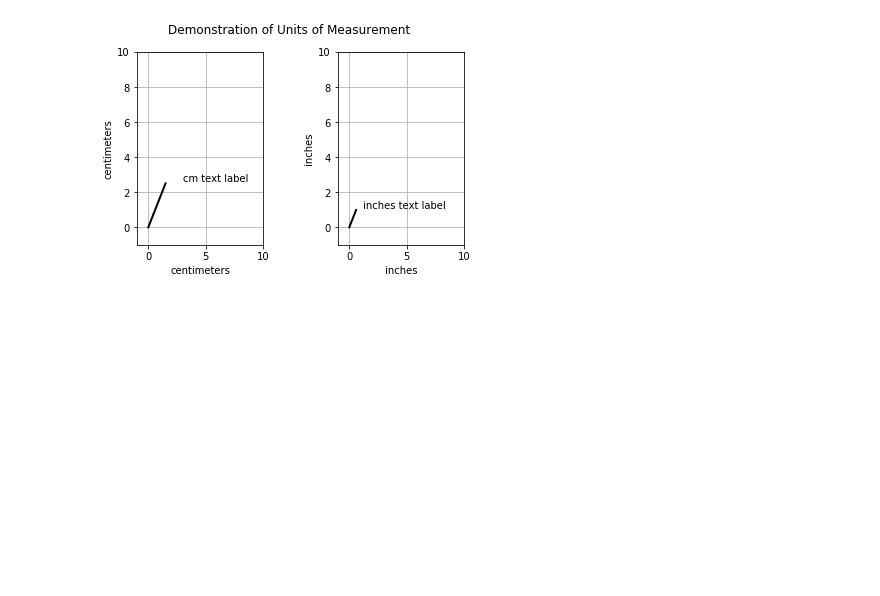
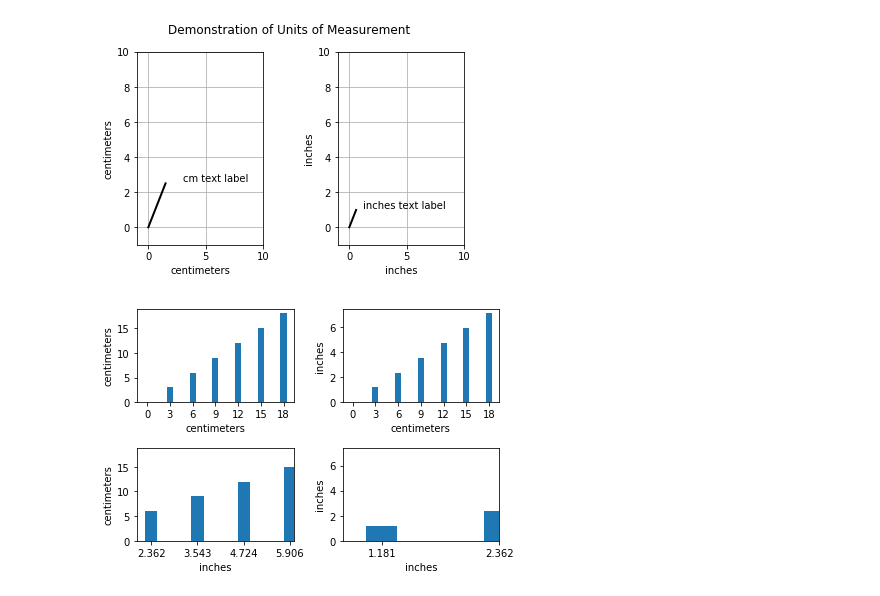
Before and after one commit to allaccountstaken/matplotlib, a Jupyter notebook: plotting_subplots.ipynb, the cells around one changed output. Saved outputs shown, nothing was run; the diff lists cells and outputs as text; code cells hidden in the pictures; blank space fills up the shorter version.

Commit message:
change scale cm/inch for demo of units of measurement

```diff
--- a/plotting_subplots.ipynb
+++ b/plotting_subplots.ipynb
@@ -189,3 +189,29 @@ plt.suptitle('Demonstration of Units of Measurement')
 # %% [output]
 Text(0.5, 0.98, 'Demonstration of Units of Measurement')
 [figure]
+# %%
+# More advanced demo below:
+cms = cm * np.arange(0, 21, 3)
+bottom = 0 * cm
+width = 0.8 * cm
+
+fig, axs = plt.subplots(2, 2)
+
+axs[0, 0].bar(cms, cms, bottom=bottom)
+axs[0, 0].set_xticks(cm * np.arange(0, 21, 3))
+
+axs[0, 1].bar(cms, cms, bottom=bottom, width=width, xunits=cm, yunits=inch)
+axs[0, 1].set_xticks(cm * np.arange(0, 21, 3))
+
+axs[1, 0].bar(cms, cms, bottom=bottom, width=width, xunits=inch, yunits=cm)
+axs[1, 0].set_xticks(cm * np.arange(0, 21, 3))
+axs[1, 0].set_xlim(2, 6)
+
+axs[1, 1].bar(cms, cms, bottom=bottom, width=width, xunits=inch, yunits=inch)
+axs[1, 1].set_xticks(cm * np.arange(0, 21, 3))
+axs[1, 1].set_xlim(2 * cm, 6 * cm)
+
+fig.tight_layout()
+plt.show()
+# %% [output]
+[figure, added]
```
